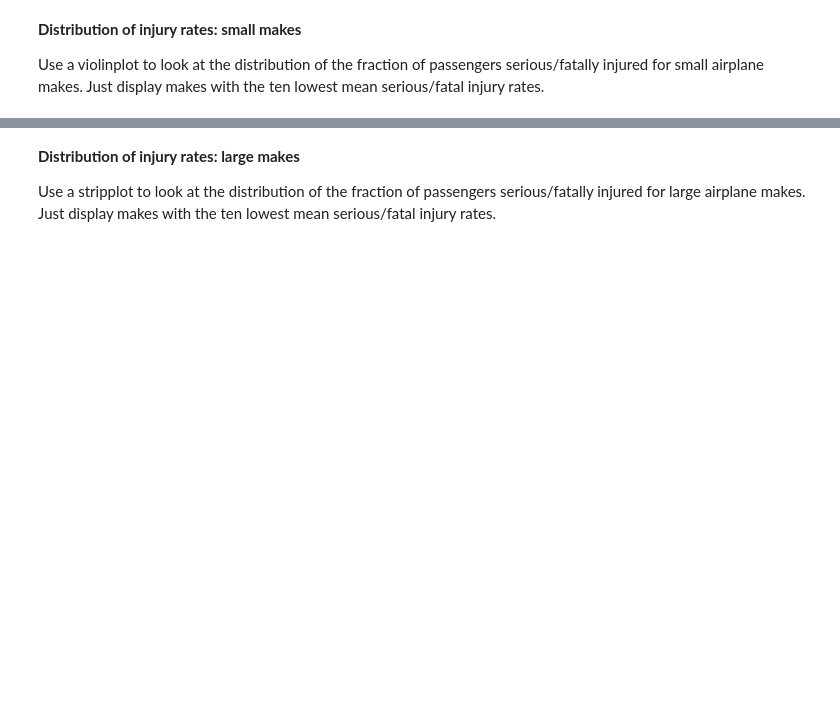
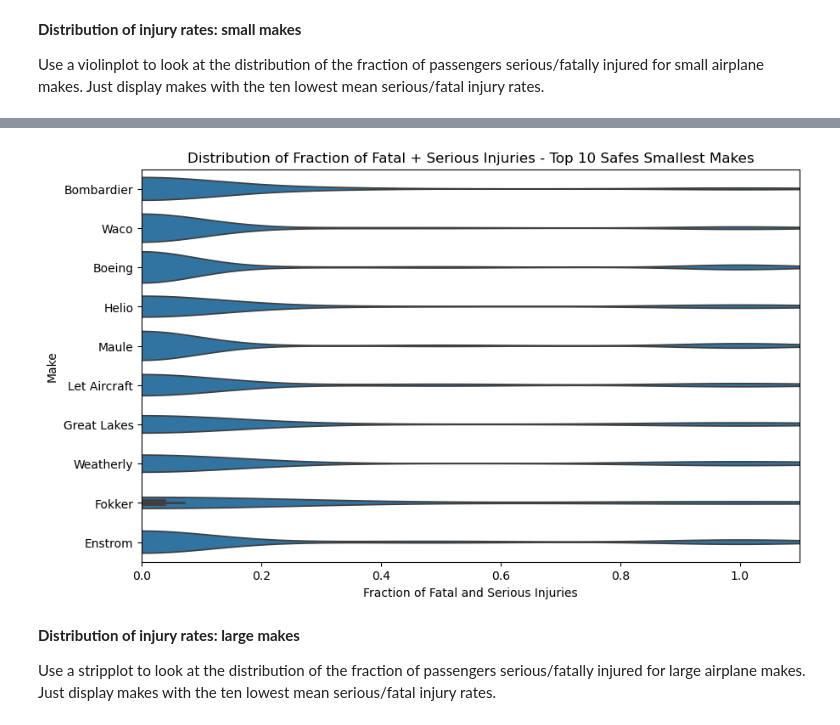
Before and after one commit to alpogi2dmax/dsc-course0-m8-lab, a Jupyter notebook: Aviation_Accidents_Data_Analysis.ipynb, the cells around one changed output, grey strips where cells are left out. Cells and saved outputs as stored; diff of their text form; code cells hidden in the pictures; blank space fills up the shorter version.

```diff
--- a/Aviation_Accidents_Data_Analysis.ipynb
+++ b/Aviation_Accidents_Data_Analysis.ipynb
@@ -137,3 +139,19 @@ Use a violinplot to look at the distribution of the fraction of passengers serio
+# %%
+# Violin plot of injury fraction
+plt.figure(figsize=(10,6))
+sns.violinplot(
+    data=top_small_df,
+    x='Frac.Fatal.Serious',
+    y='Make',
+    order=top10_small_makes,
+)
+plt.title('Distribution of Fraction of Fatal + Serious Injuries - Top 10 Safes Smallest Makes')
+plt.xlabel('Fraction of Fatal and Serious Injuries')
+plt.ylabel('Make')
+plt.xlim(0,top_small_df['Frac.Fatal.Serious'].max()*1.1)
+plt.show()
+# %% [output]
+[figure, added]
 # %% [markdown]
 **Distribution of injury rates: large makes**
 
```
Also changed, not shown: parts of 7 cells of this notebook.
